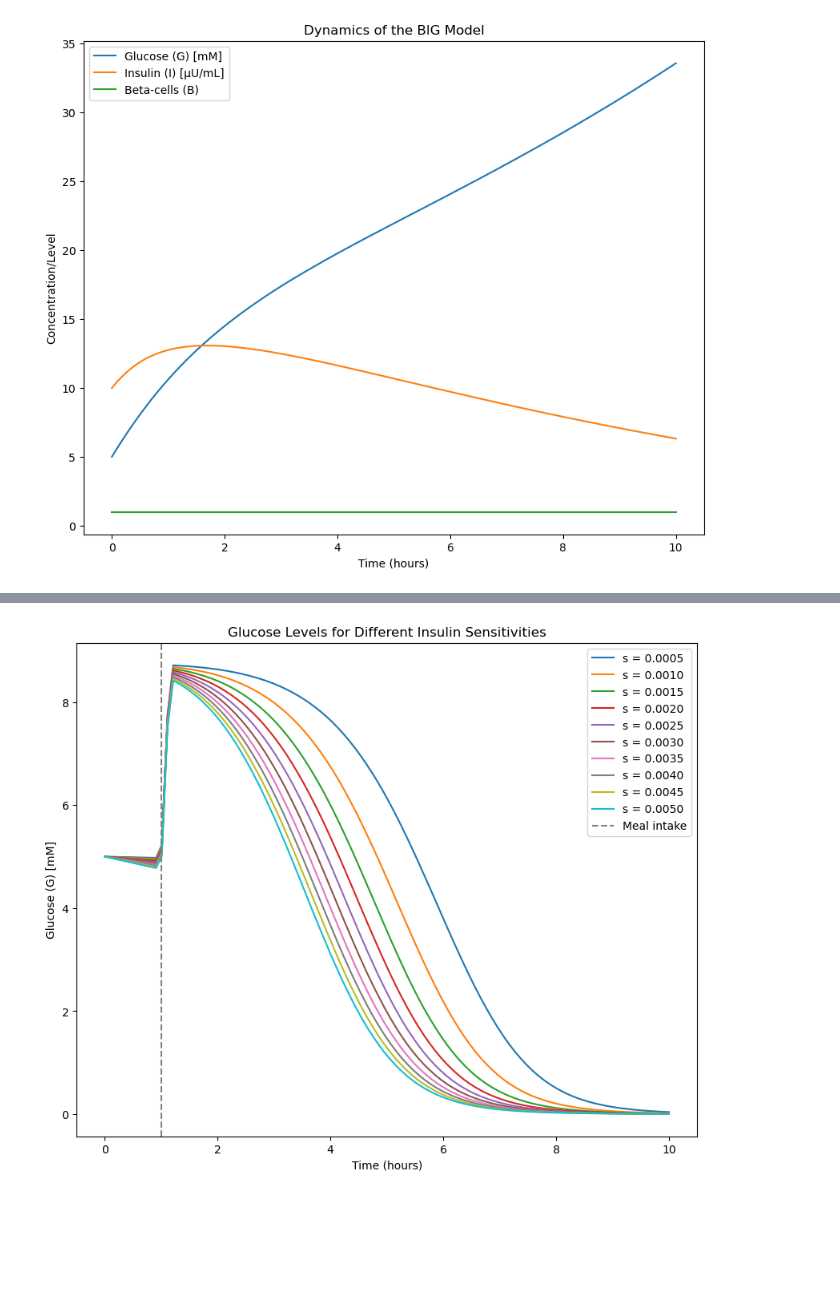
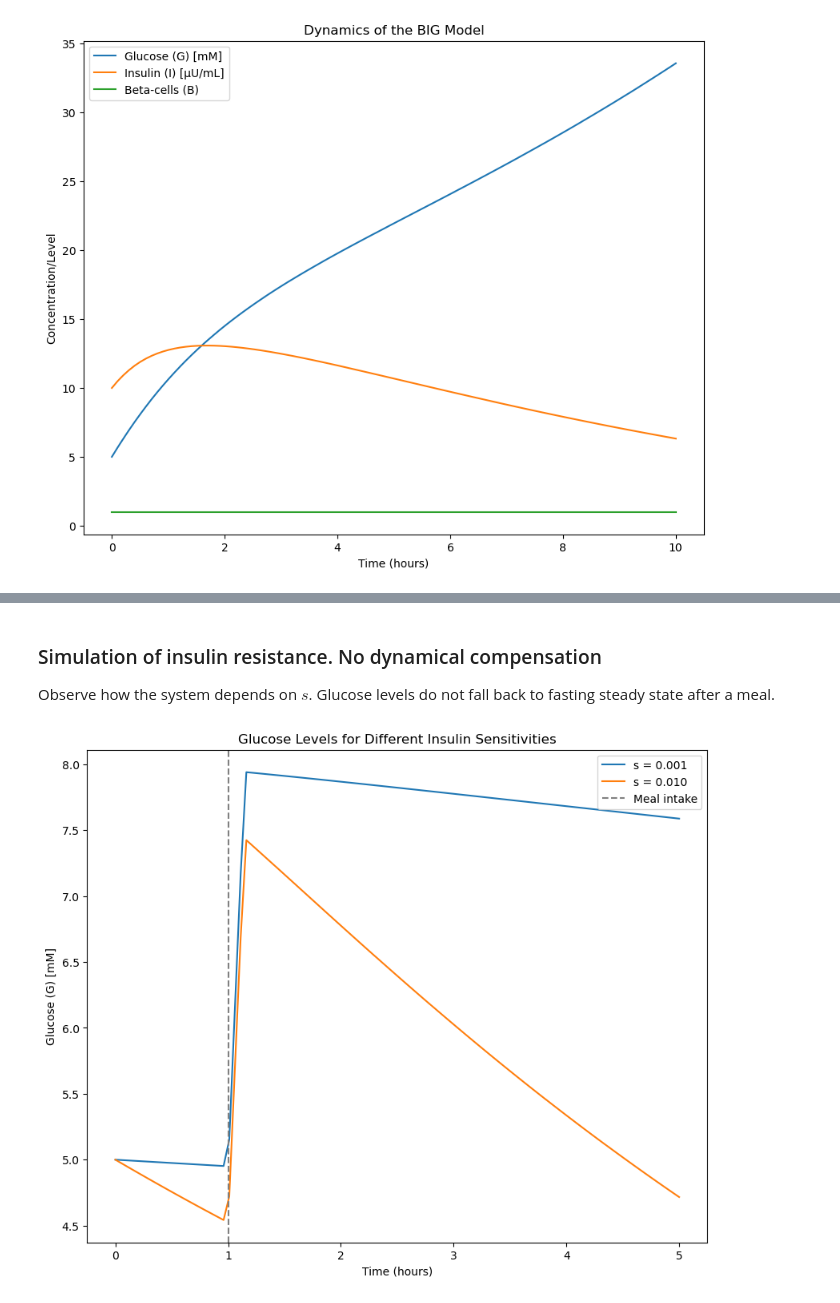
Before and after one commit to amoyag/practicas_biofisica, a Jupyter notebook: session4_theBIGmodel.ipynb, the cells around one changed output, grey strips where cells are left out. Drawn from its saved outputs; the diff is of its cells as text; code cells hidden in the pictures; blank space fills up the shorter version.

Commit message:
Working on the multi-day simulation of the BIG model, for different insuline sensitivities

```diff
--- a/session4_theBIGmodel.ipynb
+++ b/session4_theBIGmodel.ipynb
@@ -249,52 +509,27 @@ run_BIG_simulation(m=25.0, s=0.001, gamma=0.4, p=0.01, d=0.01, meal_time=1, meal
+# %% [markdown]
+### Simulation of insulin resistance. No dynamical compensation
+Observe how the system depends on $s$. Glucose levels do not fall back to fasting steady state after a meal.
 # %%
-import numpy as np
-from scipy.integrate import odeint
-import matplotlib.pyplot as plt
 
-# Define a time-dependent meal function
-def meal_input(t, m, meal_time, meal_duration):
-    if meal_time <= t < meal_time + meal_duration:
-        return m
-    else:
-        return 0
 
-# Define the ODEs for the BIG model
-def BIG_model(y, t, m, s, B, gamma, p, d, meal_time, meal_duration, I0):
-    G, I, B = y
-    f_max = 2   # Max insulin production rate (internal parameter)
-    K = 8       # Glucose level for half-maximal effect (internal parameter)
-    n = 4       # Hill coefficient (internal parameter)
-
-    # Insulin production model changes after meal
-    if t < meal_time:
-        dIdt = 0  # Keeping insulin level constant before the meal
-    else:
-        f_G = 0.9*G
-        dIdt = B * f_G - gamma * I
-
-    current_m = meal_input(t, m, meal_time, meal_duration)  # Get current meal input
-    dGdt = current_m - s * I * G
-    dBdt = (p - d) * B
-    return [dGdt, dIdt, dBdt]
-
-def run_BIG_simulation_analysis(m, gamma, p, d, meal_time, meal_duration, I0):
+def run_BIG_simulation_analysis(m, gamma, mu, meal_time, meal_duration, I0):
     # Range of insulin sensitivities to analyze
-    s_values = np.linspace(0.0005, 0.005, 10)  # Example range from very low to higher sensitivity
+    s_values = np.linspace(0.001, 0.01, 2)  # Example range from very low to higher sensitivity
 
     # Initial conditions
     G0 = 5.0    # Initial glucose level (mM), typical fasting level
     B0 = 1.0    # Initial beta-cell level (arbitrary units), assuming a healthy baseline
 
     # Time points (0 to 10 hours)
-    t = np.linspace(0, 10, 100)
+    t = np.linspace(0, 5, 100)
 
     plt.figure(figsize=(10, 8))
 
     for s in s_values:
         # Solve ODEs for each s value
-        solution = odeint(BIG_model, [G0, I0, B0], t, args=(m, s, B0, gamma, p, d, meal_time, meal_duration, I0))
+        solution = odeint(BIG_model, [G0, I0, B0], t, args=(m, s, B0, gamma, mu, meal_time, meal_duration, I0))
         # Plot glucose levels
-        plt.plot(t, solution[:, 0], label=f's = {s:.4f}')
+        plt.plot(t, solution[:, 0], label=f's = {s:.3f}')
 
     plt.xlabel('Time (hours)')
     plt.ylabel('Glucose (G) [mM]')
@@ -304,6 +539,6 @@ def run_BIG_simulation_analysis(m, gamma, p, d, meal_time, meal_duration, I0):
     plt.show()
 # %%
 # Example usage with your parameters
-run_BIG_simulation_analysis(m=25.0, gamma=0.4, p=1, d=0.01, meal_time=1, meal_duration=0.15, I0=10)
+run_BIG_simulation_analysis(m=20.0, gamma=0.8, mu=0.0, meal_time=1, meal_duration=0.15, I0=10)
 # %% [output]
-[figure, old version]
+[figure, new version]
```
Also changed, not shown: parts of 18 cells of this notebook.
